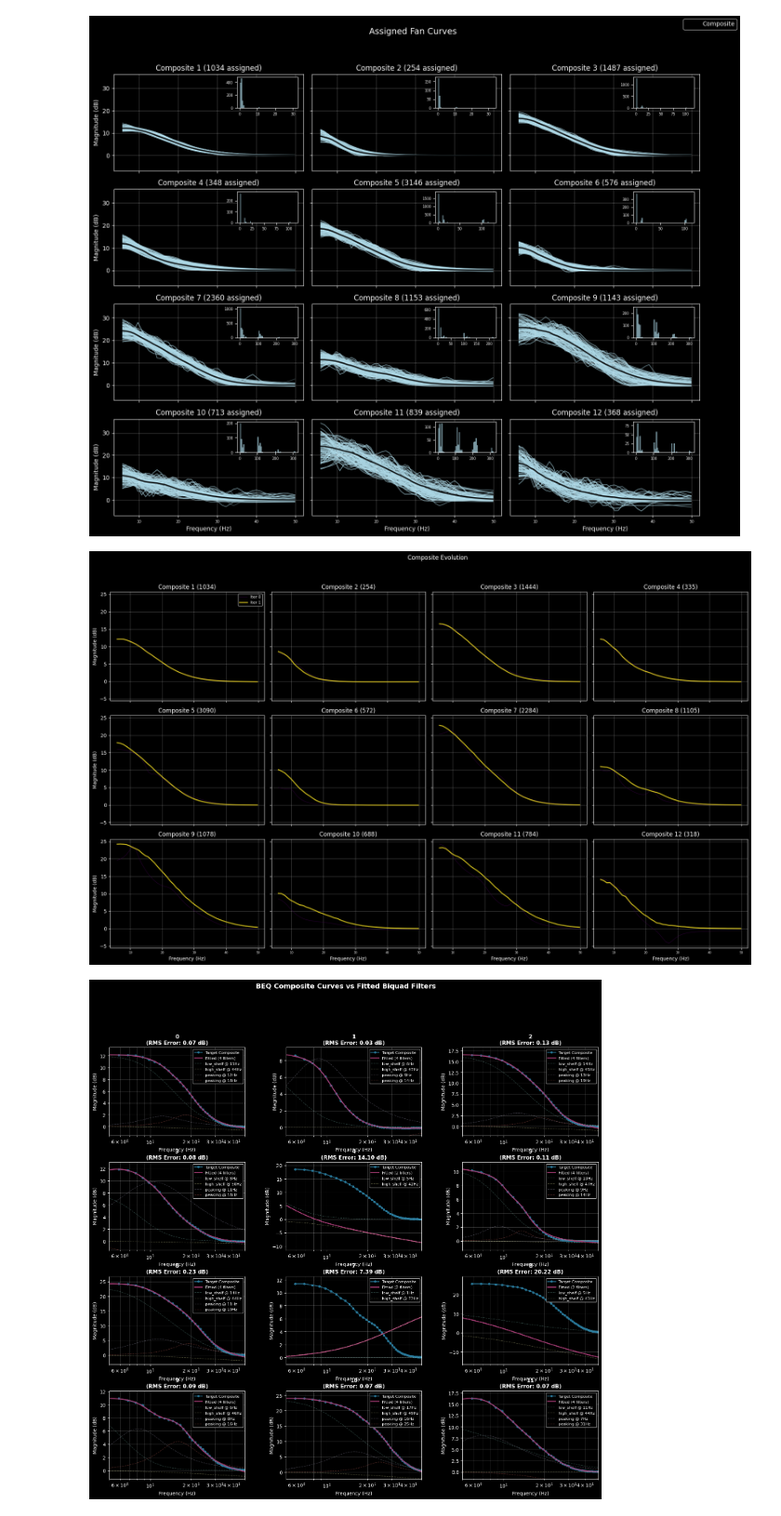
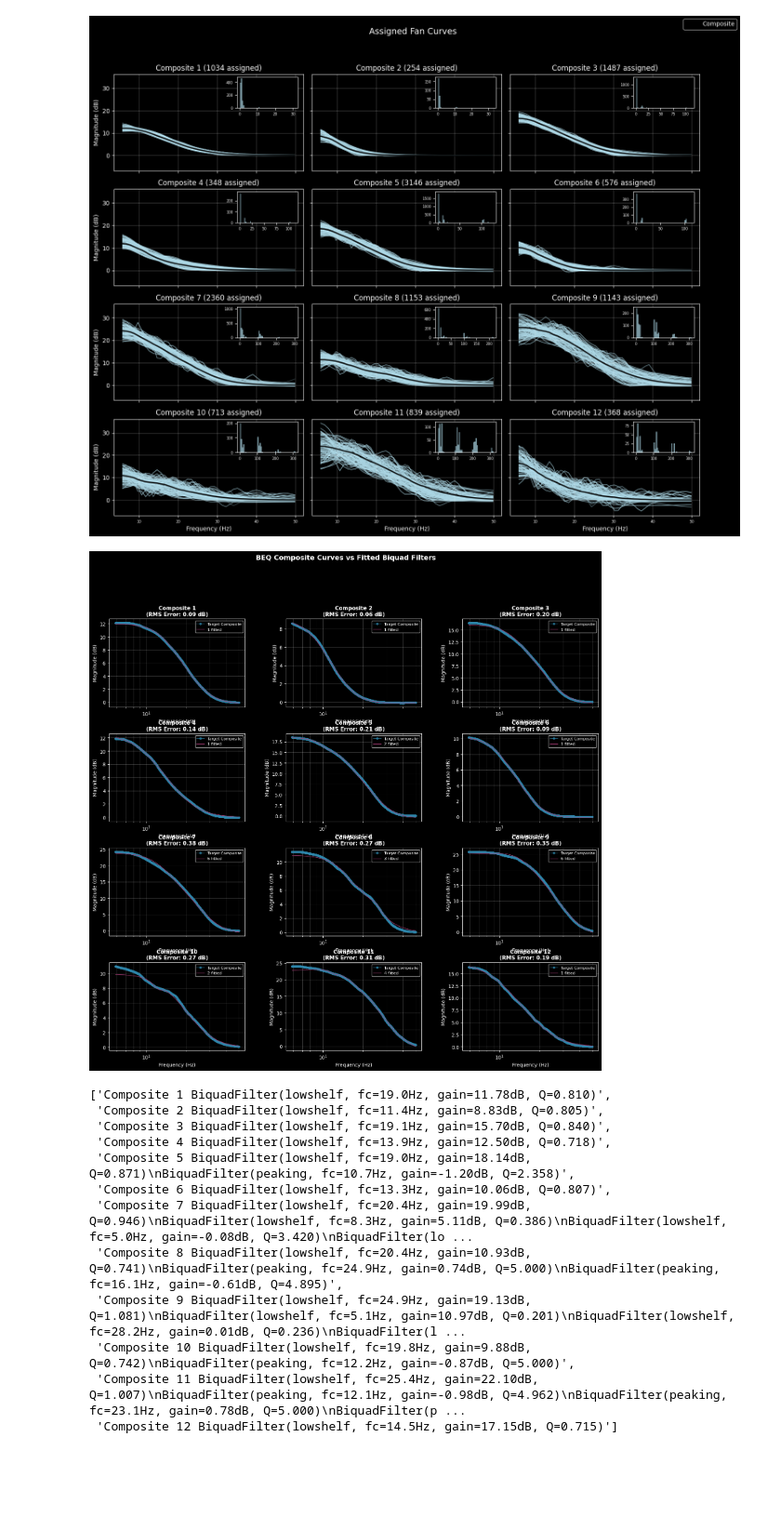
Before and after one commit to 3ll3d00d/beqanalyser, a Jupyter notebook: beqanalyser/beq.ipynb, the cells around one changed output. Shown at 93% size. Drawn from its saved outputs; the diff is of its cells as text; code cells hidden in the pictures; blank space fills up the shorter version.

Commit message:
fix filter generation

```diff
--- a/beqanalyser/beq.ipynb
+++ b/beqanalyser/beq.ipynb
@@ -75,9 +81,3 @@ from beqanalyser.reporter import plot_assigned_fan_curves
 plot_assigned_fan_curves(result.composites, in_band_freqs)
 # %% [output]
 [figure]
-# %%
-from beqanalyser.reporter import plot_composite_evolution
-
-plot_composite_evolution(result, freqs, band=(min_freq, max_freq))
-# %% [output]
-[figure, removed]
@@ -92,19 +84,21 @@ for i, c in enumerate(result.calculations, start=1):
 # %%
 from beqanalyser.reporter import plot_filter_comparison
-from beqanalyser.filter import CompositeCurveFitter, FilterLimits
+from beqanalyser.filter import fit_all_composites
 
-fitter = CompositeCurveFitter(fs=48000, freq_range=(5, 50), filter_limits=FilterLimits(
-    peaking_q=(0.5, 5.0),
-    shelf_q=(0.3, 1.0),
-    gain_range=(-40.0, 40.0),
-    max_peaking_filters=2,
-))
-for composite in result.composites:
-    biquads, metrics = fitter.fit_curve(in_band_freqs, composite.mag_response, max_filters=8)
-    composite.biquads = biquads
-
-curves = {f'{c.id}': (in_band_freqs, c.mag_response) for c in result.composites}
-filts = {f'{c.id}': c.biquads for c in result.composites}
-plot_filter_comparison(curves, filts)
+fit_results = fit_all_composites(result.composites, in_band_freqs, max_filters=6, residual_threshold=0.1)
+plot_filter_comparison(fit_results)
+[f"Composite {i+1} {'\n'.join([f'{f}' for f in v['filters']])}" for i, v in fit_results.items()]
 # %% [output]
-[figure, old version]
+[figure, new version]
+['Composite 1 BiquadFilter(lowshelf, fc=19.0Hz, gain=11.78dB, Q=0.810)',
+ 'Composite 2 BiquadFilter(lowshelf, fc=11.4Hz, gain=8.83dB, Q=0.805)',
+ 'Composite 3 BiquadFilter(lowshelf, fc=19.1Hz, gain=15.70dB, Q=0.840)',
+ 'Composite 4 BiquadFilter(lowshelf, fc=13.9Hz, gain=12.50dB, Q=0.718)',
+ 'Composite 5 BiquadFilter(lowshelf, fc=19.0Hz, gain=18.14dB, Q=0.871)\nBiquadFilter(peaking, fc=10.7Hz, gain=-1.20dB, Q=2.358)',
+ 'Composite 6 BiquadFilter(lowshelf, fc=13.3Hz, gain=10.06dB, Q=0.807)',
+ 'Composite 7 BiquadFilter(lowshelf, fc=20.4Hz, gain=19.99dB, Q=0.946)\nBiquadFilter(lowshelf, fc=8.3Hz, gain=5.11dB, Q=0.386)\nBiquadFilter(lowshelf, fc=5.0Hz, gain=-0.08dB, Q=3.420)\nBiquadFilter(lo ...
+ 'Composite 8 BiquadFilter(lowshelf, fc=20.4Hz, gain=10.93dB, Q=0.741)\nBiquadFilter(peaking, fc=24.9Hz, gain=0.74dB, Q=5.000)\nBiquadFilter(peaking, fc=16.1Hz, gain=-0.61dB, Q=4.895)',
+ 'Composite 9 BiquadFilter(lowshelf, fc=24.9Hz, gain=19.13dB, Q=1.081)\nBiquadFilter(lowshelf, fc=5.1Hz, gain=10.97dB, Q=0.201)\nBiquadFilter(lowshelf, fc=28.2Hz, gain=0.01dB, Q=0.236)\nBiquadFilter(l ...
+ 'Composite 10 BiquadFilter(lowshelf, fc=19.8Hz, gain=9.88dB, Q=0.742)\nBiquadFilter(peaking, fc=12.2Hz, gain=-0.87dB, Q=5.000)',
+ 'Composite 11 BiquadFilter(lowshelf, fc=25.4Hz, gain=22.10dB, Q=1.007)\nBiquadFilter(peaking, fc=12.1Hz, gain=-0.98dB, Q=4.962)\nBiquadFilter(peaking, fc=23.1Hz, gain=0.78dB, Q=5.000)\nBiquadFilter(p ...
+ 'Composite 12 BiquadFilter(lowshelf, fc=14.5Hz, gain=17.15dB, Q=0.715)']
```
Also changed, not shown: parts of 4 cells of this notebook, 3 other files.
